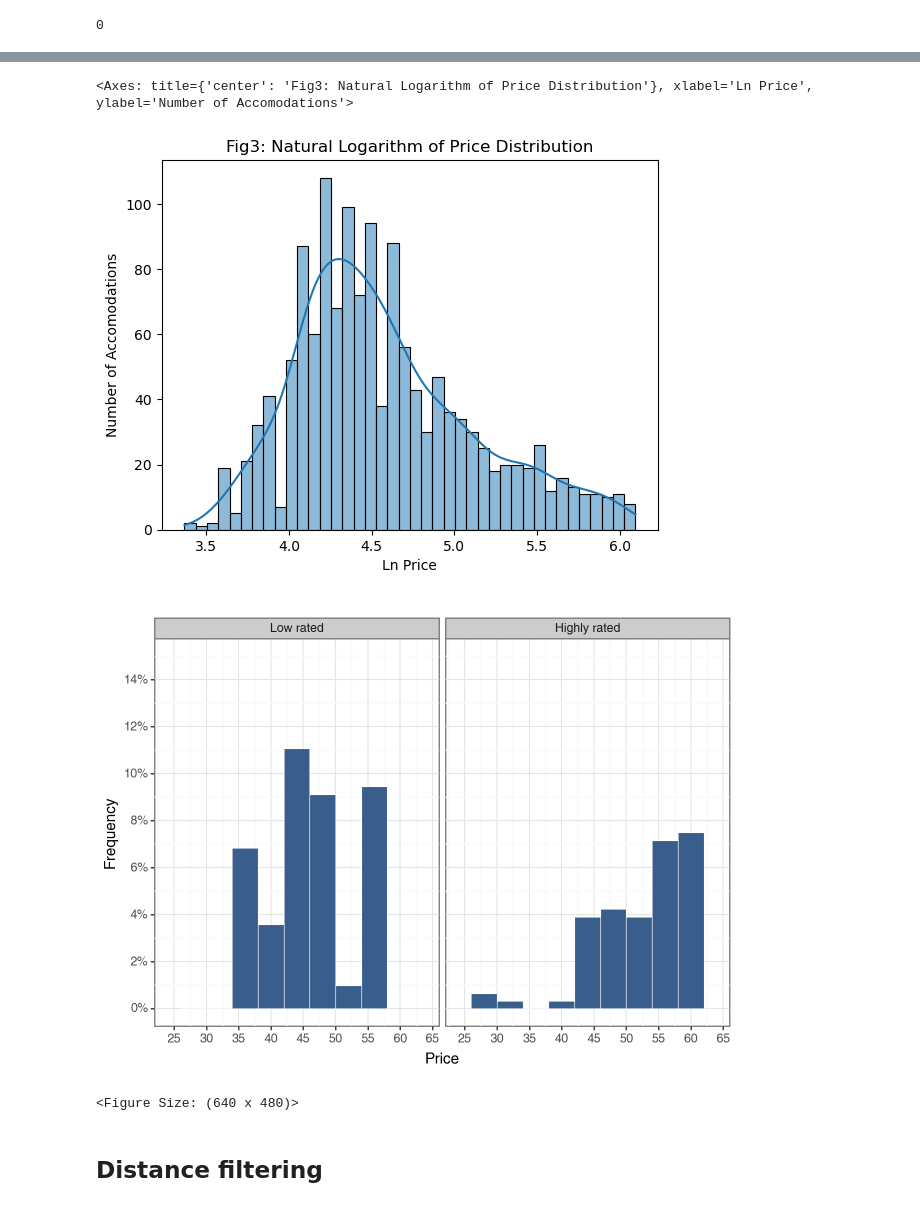
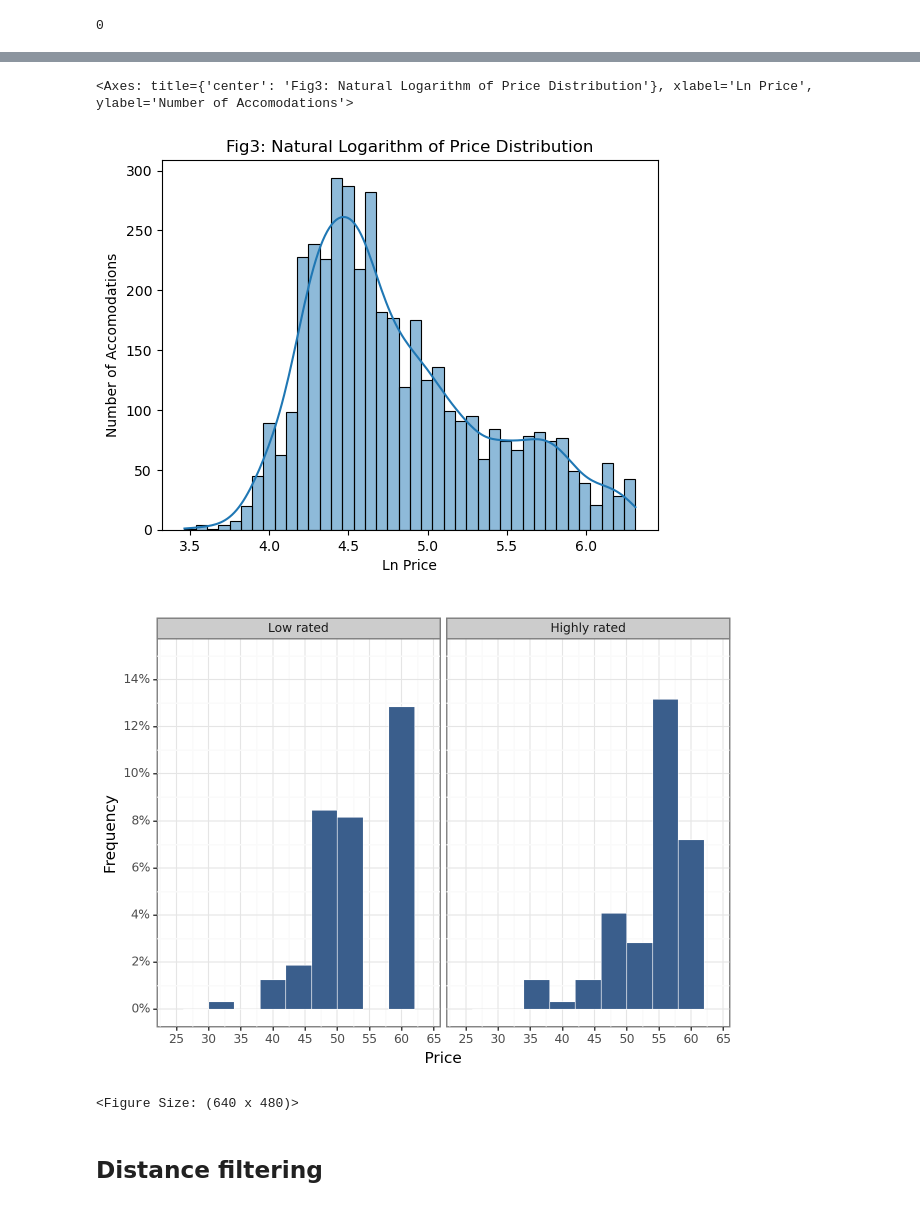
Before and after one commit to mateschieszler/DA2_2023, a Jupyter notebook: work-files/assignment2/Assignment-2_code_work.ipynb, the cells around one changed output, grey strips where cells are left out. Drawn from its saved outputs; the diff is of its cells as text; code cells hidden in the pictures.

```diff
--- a/work-files/assignment2/Assignment-2_code_work.ipynb
+++ b/work-files/assignment2/Assignment-2_code_work.ipynb
@@ -107,4 +124,4 @@ df_naples.dropna(subset=['rating'], inplace=True)
 # %%
 # use hotel user ratings to create a binary variable: highly_rated=1 if rating ≥ 4, 0 otherwise
-df_naples['highly_rated'] = [1 if r >= 4 else 0 for r in df_naples['rating']]
+df_milan['highly_rated'] = [1 if r >= 4 else 0 for r in df_milan['rating']]
 # %%
@@ -128,2 +145,2 @@ Number of null values in the 'stars' column: 1820
 # %%
-df_naples.dropna(subset=['stars'], inplace=True)
+df_milan.dropna(subset=['stars'], inplace=True)
@@ -165,6 +186,6 @@ max      1658.000000
 Name: price, dtype: float64
 # %%
 # filter out outliers, which are probably errors or luxury hotels
-filtered_naples = df_naples.loc[df_naples['price'] <= 450]
+filtered_milan = df_milan.loc[df_milan['price'] <= 550]
 # %%
 # Make a hist of the prices without outliers
@@ -177,37 +198,37 @@ fig2
 # %%
 # create log price
-filtered_naples["lnp"] = np.log(filtered_naples["price"])
+filtered_milan["lnp"] = np.log(filtered_milan["price"])
 # %%
-fig3 = sns.histplot(filtered_naples["lnp"],bins=40 ,kde=True)
+fig3 = sns.histplot(filtered_milan["lnp"],bins=40 ,kde=True)
 fig3.set(title='Fig3: Natural Logarithm of Price Distribution', xlabel='Ln Price', ylabel='Number of Accomodations')
 fig3
 # %% [output]
 <Axes: title={'center': 'Fig3: Natural Logarithm of Price Distribution'}, xlabel='Ln Price', ylabel='Number of Accomodations'>
-[figure, old version]
+[figure, new version]
 # %%
 # Plot Price Distribution seperately for high and low rated
 (
-    ggplot(filtered_naples, aes(x="price", y="stat(count)/sum(stat(count))"))
+    ggplot(filtered_milan, aes(x="price", y="stat(count)/sum(stat(count))"))
     + geom_histogram(
         binwidth=4,
         color="white",
         fill=color[0],
         size=0.25,
         alpha=0.8,
     )
     + facet_wrap("~highly_rated", labeller={"0": "Low rated", "1": "Highly rated"})
     + labs(x="Price", y="Frequency")
     + scale_x_continuous(
         limits=(24, 64),
         breaks=seq(25, 65, by=5),
     )
     + scale_y_continuous(
         limits=(0, 0.15), breaks=seq(0, 0.15, by=0.02), labels=percent_format()
     )
     + theme_bw()
 )
 # %% [output]
-[figure, old version]
+[figure, new version]
 <Figure Size: (640 x 480)>
 # %% [markdown]
 ## Distance filtering
```
Also changed, not shown: parts of 46 cells of this notebook.
